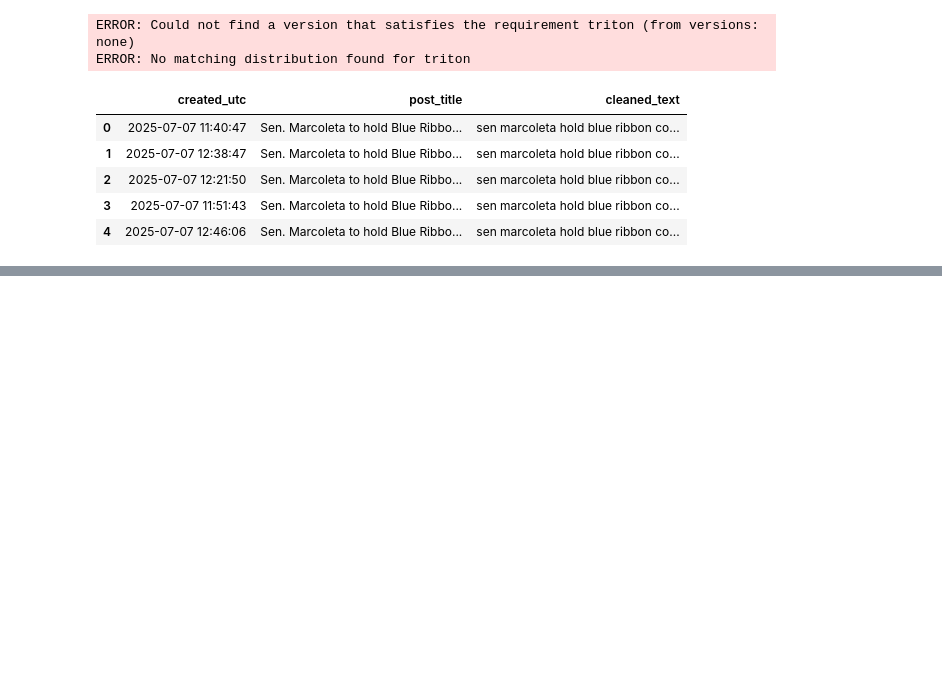
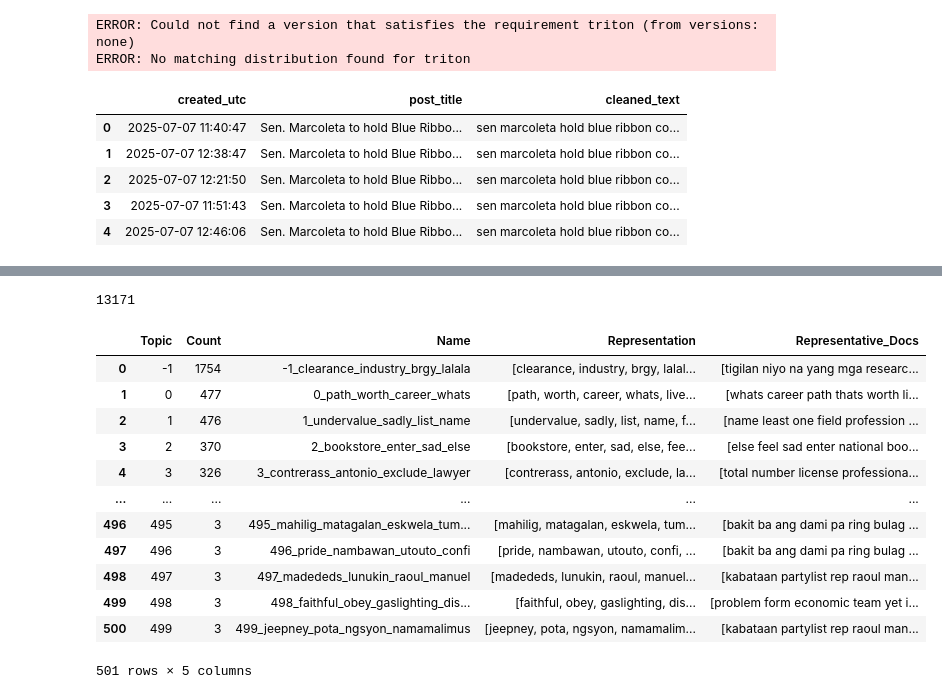
Before and after one commit to louis-uwie/philippine-agriculture-reddit-analysis, a Jupyter notebook: Binwag - PhilippineRedditAgricultureAnalysis/notebook/02-wordembeddings.ipynb, the cells around one changed output, grey strips where cells are left out. Saved outputs shown, nothing was run; the diff lists cells and outputs as text; code cells hidden in the pictures; blank space fills up the shorter version.

```diff
--- a/Binwag - PhilippineRedditAgricultureAnalysis/notebook/02-wordembeddings.ipynb
+++ b/Binwag - PhilippineRedditAgricultureAnalysis/notebook/02-wordembeddings.ipynb
@@ -577,0 +697,9 @@ Xet Storage is enabled for this repo, but the 'hf_xet' package is not installed.
+# %%
+# fill NaN values with empty strings
+corpus['cleaned_text'] = corpus['cleaned_text'].fillna('blank')
+# %%
+topic_model = BERTopic(language="multilingual",
+                       calculate_probabilities=True, verbose=True,
+                       n_gram_range=(1, 1), min_topic_size=3
+                       )
+topics, probs = topic_model.fit_transform(corpus['cleaned_text'])
@@ -577,0 +717,21 @@ Xet Storage is enabled for this repo, but the 'hf_xet' package is not installed.
+# %%
+len(corpus)
+# %% [output]
+13171
+# %%
+topic_dataframe = topic_model.get_topic_info()
+topic_dataframe
+# %% [output]
+|  | Topic | Count | Name | Representation | Representative_Docs |
+| 0 | -1 | 1754 | -1_clearance_industry_brgy_lalala | [clearance, industry, brgy, lalal... | [tigilan niyo na yang mga researc... |
+| 1 | 0 | 477 | 0_path_worth_career_whats | [path, worth, career, whats, live... | [whats career path thats worth li... |
+| 2 | 1 | 476 | 1_undervalue_sadly_list_name | [undervalue, sadly, list, name, f... | [name least one field profession ... |
+| 3 | 2 | 370 | 2_bookstore_enter_sad_else | [bookstore, enter, sad, else, fee... | [else feel sad enter national boo... |
+| 4 | 3 | 326 | 3_contrerass_antonio_exclude_lawyer | [contrerass, antonio, exclude, la... | [total number license professiona... |
+| ... | ... | ... | ... | ... | ... |
+| 496 | 495 | 3 | 495_mahilig_matagalan_eskwela_tum... | [mahilig, matagalan, eskwela, tum... | [bakit ba ang dami pa ring bulag ... |
+| 497 | 496 | 3 | 496_pride_nambawan_utouto_confi | [pride, nambawan, utouto, confi, ... | [bakit ba ang dami pa ring bulag ... |
+| 498 | 497 | 3 | 497_madededs_lunukin_raoul_manuel | [madededs, lunukin, raoul, manuel... | [kabataan partylist rep raoul man... |
+| 499 | 498 | 3 | 498_faithful_obey_gaslighting_dis... | [faithful, obey, gaslighting, dis... | [problem form economic team yet i... |
+| 500 | 499 | 3 | 499_jeepney_pota_ngsyon_namamalimus | [jeepney, pota, ngsyon, namamalim... | [kabataan partylist rep raoul man... |
+501 rows × 5 columns
```
Also changed, not shown: parts of 43 cells of this notebook, 1 other file.
